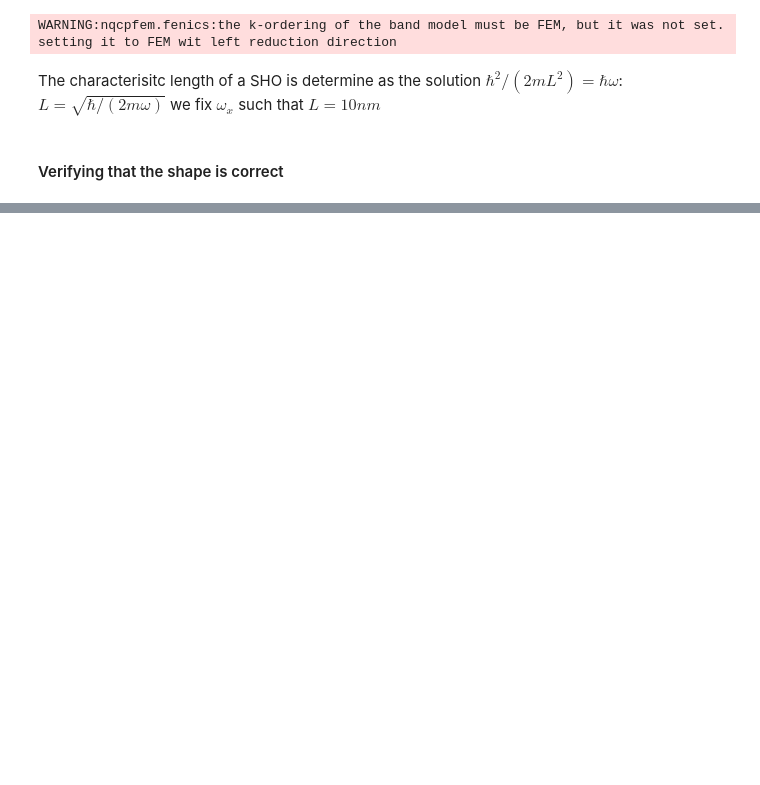
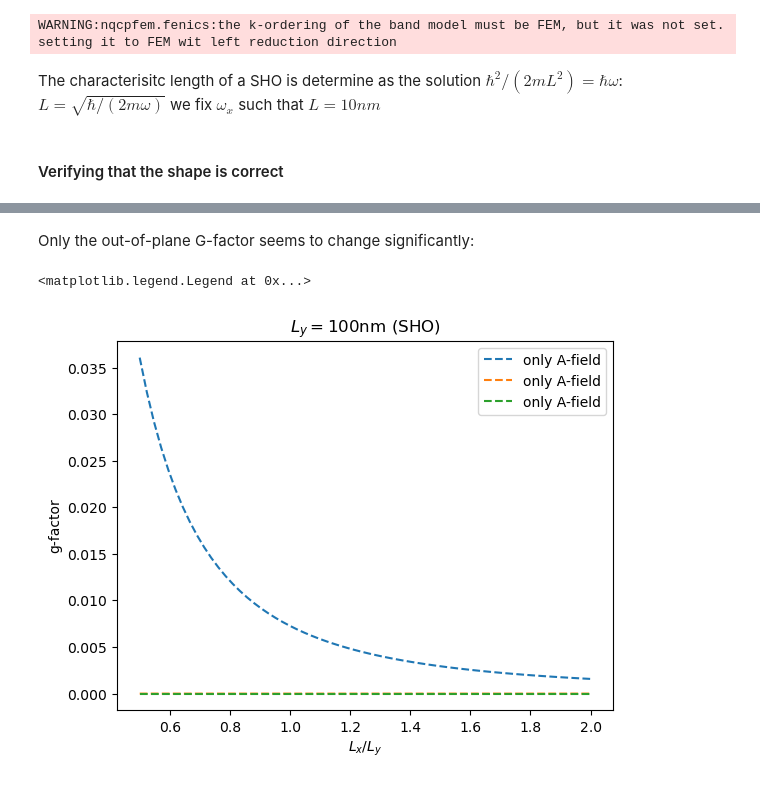
Before and after one commit to oschwarze/NQCP_FEM, a Jupyter notebook: notebooks/Experiments/LK_gmat_box_potential/LK particle ind box FEM.ipynb, the cells around one changed output, grey strips where cells are left out. Drawn from its saved outputs; the diff is of its cells as text; code cells hidden in the pictures; blank space fills up the shorter version.

```diff
--- a/notebooks/Experiments/LK_gmat_box_potential/LK particle ind box FEM.ipynb
+++ b/notebooks/Experiments/LK_gmat_box_potential/LK particle ind box FEM.ipynb
@@ -444,0 +555,13 @@ Text(0.5, 1.0, '$L_{y} = 100$nm (SHO)')
+# %% [markdown]
+Only the out-of-plane G-factor seems to change significantly:
+# %%
+plt.plot(Lx_values/Ly,Ab_singular_values[:],label='only A-field',ls='--')
+
+#plt.ylim(0,3)
+plt.xlabel(r'$L_{x}/L_{y}$')
+plt.ylabel('g-factor')
+plt.title(r'$L_{y} = 100$nm (SHO)')
+plt.legend()
+# %% [output]
+<matplotlib.legend.Legend at 0x...>
+[figure, added]
```
Also changed, not shown: parts of 45 cells of this notebook, 6 other files.
